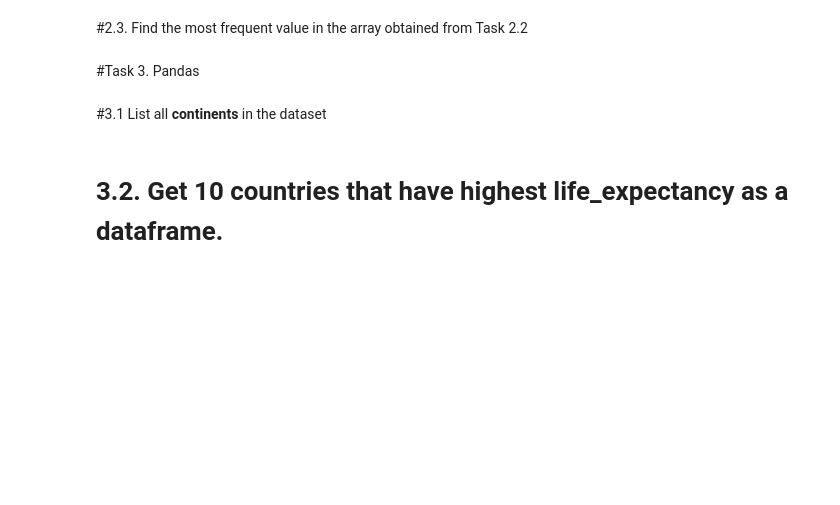
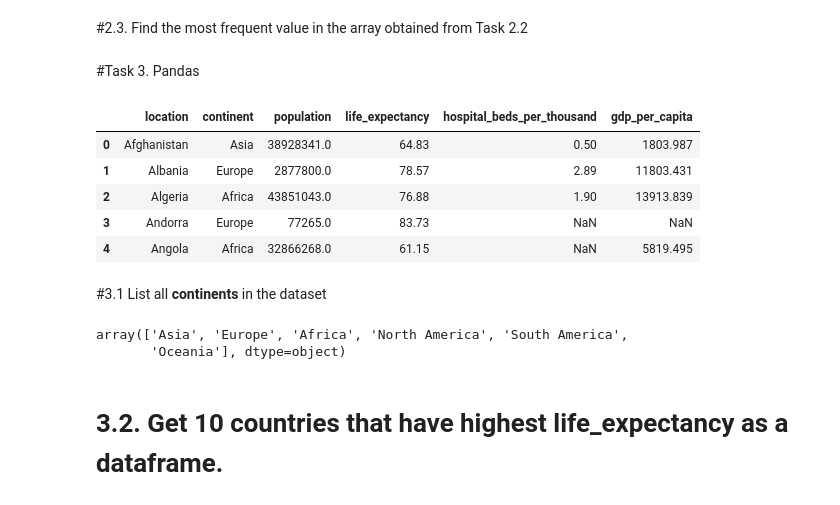
Before and after one commit to PhamTienLoc/Lab_DM, a Jupyter notebook: Lab_1_21130429_PhamTienLoc.ipynb, the cells around one changed output. Saved outputs shown, nothing was run; the diff lists cells and outputs as text; code cells hidden in the pictures; blank space fills up the shorter version.

```diff
--- a/Lab_1_21130429_PhamTienLoc.ipynb
+++ b/Lab_1_21130429_PhamTienLoc.ipynb
@@ -56,9 +88,22 @@ Implements the following methods:
 #Task 3. Pandas
 # %%
 #load dataset using pd.read_csv(...)
+countries = pd.read_csv('countries.csv')
+countries.head()
+# %% [output]
+|  | location | continent | population | life_expectancy | hospital_beds_per_thousand | gdp_per_capita |
+| 0 | Afghanistan | Asia | 38928341.0 | 64.83 | 0.50 | 1803.987 |
+| 1 | Albania | Europe | 2877800.0 | 78.57 | 2.89 | 11803.431 |
+| 2 | Algeria | Africa | 43851043.0 | 76.88 | 1.90 | 13913.839 |
+| 3 | Andorra | Europe | 77265.0 | 83.73 | NaN | NaN |
+| 4 | Angola | Africa | 32866268.0 | 61.15 | NaN | 5819.495 |
 # %% [markdown]
 #3.1 List all **continents** in the dataset
 # %%
 #code
+pd.unique(countries['continent'])
+# %% [output]
+array(['Asia', 'Europe', 'Africa', 'North America', 'South America',
+       'Oceania'], dtype=object)
 # %% [markdown]
 # 3.2. Get 10 countries that have highest **life_expectancy** as a dataframe.
```
Also changed, not shown: parts of 16 cells of this notebook.
